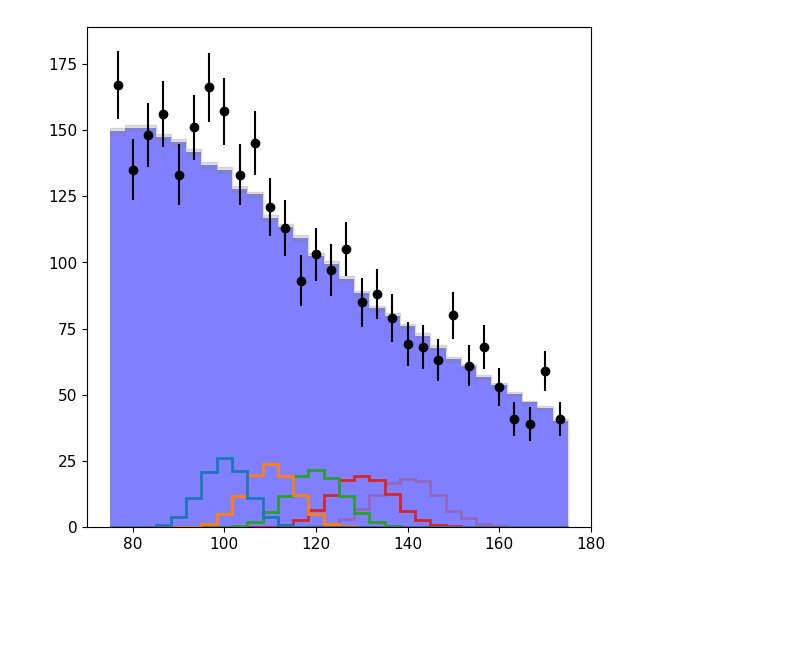
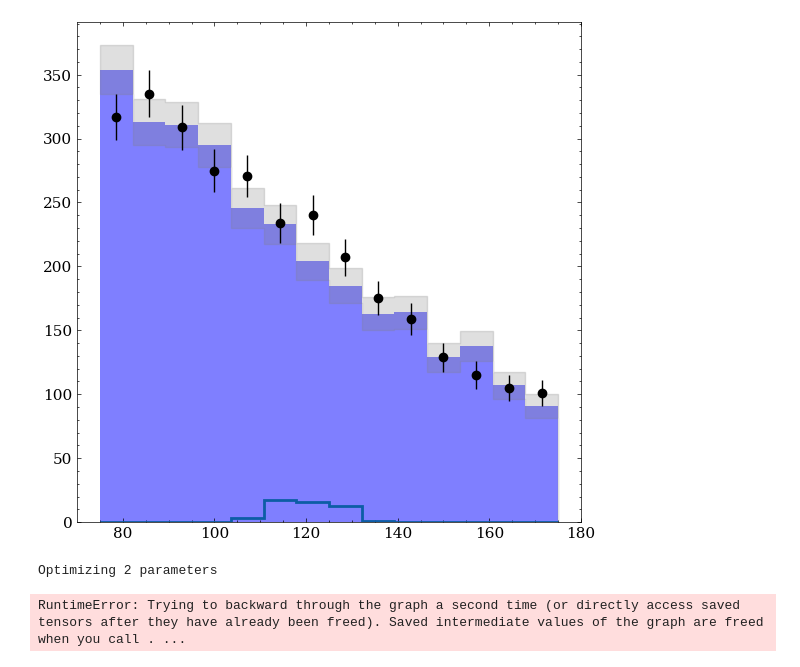
Before and after one commit to ekoenig4/analysis, a Jupyter notebook: jupyter/stats/cut_and_count.ipynb, the cells around one changed output. Cells and saved outputs as stored; diff of their text form; code cells hidden in the pictures; blank space fills up the shorter version.

```diff
--- a/jupyter/stats/cut_and_count.ipynb
+++ b/jupyter/stats/cut_and_count.ipynb
@@ -48,14 +48,14 @@ def interp_at(value, x, y, npoints=3):
     nearest_points = np.sort(np.argsort(np.abs(x - value))[:npoints])
     return np.interp(value, x[nearest_points], y[nearest_points])
 # %%
-ms = np.arange(100, 150, 10)
+ms = [120]
 R = np.random.uniform(0.8,1.2, size=1)
 M = ms[np.random.randint(len(ms))]
 # %%
 gen_sig = lambda n, m=100 : np.random.normal(m, 0.05 * m, n)
 gen_bkg = lambda n : np.random.lognormal( np.log(100),  0.5, n)
 
-r_sig = 100
+r_sig = 50
 r_bkg = 5000
 
 data_x = np.concatenate([gen_sig( int(R * r_sig), m=M ), gen_bkg( int(r_bkg) )])
@@ -100,8 +100,8 @@ def minimize(L, atol=1e-6, rtol=1e-12, maxsteps=10000, verbose=False):
     if verbose:
         print(f'loss={loss.item():.3f} absdiff={adiff:.3e} reldiff={rdiff:.3e}')
 # %%
-mc_sig = 100
-mc_bkg = 100
+mc_sig = 1
+mc_bkg = 1
 
 sig_x = np.stack([ gen_sig( int(r_sig * mc_sig), m=m ) for m in ms ], axis=1)
 sig_w = np.ones_like(sig_x) / mc_sig
@@ -109,10 +109,10 @@ sig_w = np.ones_like(sig_x) / mc_sig
 bkg_x = gen_bkg( int(r_bkg * mc_bkg) )
 bkg_w = np.ones_like(bkg_x) / mc_bkg
 # %%
-(s, serr), (b, berr), (d, derr) = get_model(sig_x, bkg_x, data_x, bins=np.linspace(75, 175, 31), sig_w=sig_w, bkg_w=bkg_w)
+(s, serr), (b, berr), (d, derr) = get_model(sig_x, bkg_x, data_x, bins=np.linspace(75, 175, 15), sig_w=sig_w, bkg_w=bkg_w)
 s, serr, b, berr, d, derr = [ torch.from_numpy(x) for x in [s, serr, b, berr, d, derr] ]
 # %% [output]
-[figure, old version]
+[figure, new version]
 # %%
 
 class Likelihood(torch.nn.Module):
@@ -166,0 +163,17 @@ class NLL(torch.nn.Module):
+# %%
+
+k = berr**2 / b
+B = b / k
+
+r_mle = torch.nn.Parameter(torch.tensor(1.0), requires_grad=True)
+k_mle = torch.nn.Parameter(k, requires_grad=False)
+
+my_model = Summation(
+    SignalModel(r_mle, s, k_mle * B, r_mle * s + b),
+    StatisticalModel(k_mle, B, b)
+)
+
+minimize(my_model, verbose=True)
+# %% [output]
+Optimizing 2 parameters
+RuntimeError: Trying to backward through the graph a second time (or directly access saved tensors after they have already been freed). Saved intermediate values of the graph are freed when you call . ...
```
Also changed, not shown: parts of 21 cells of this notebook, 1 other file.
